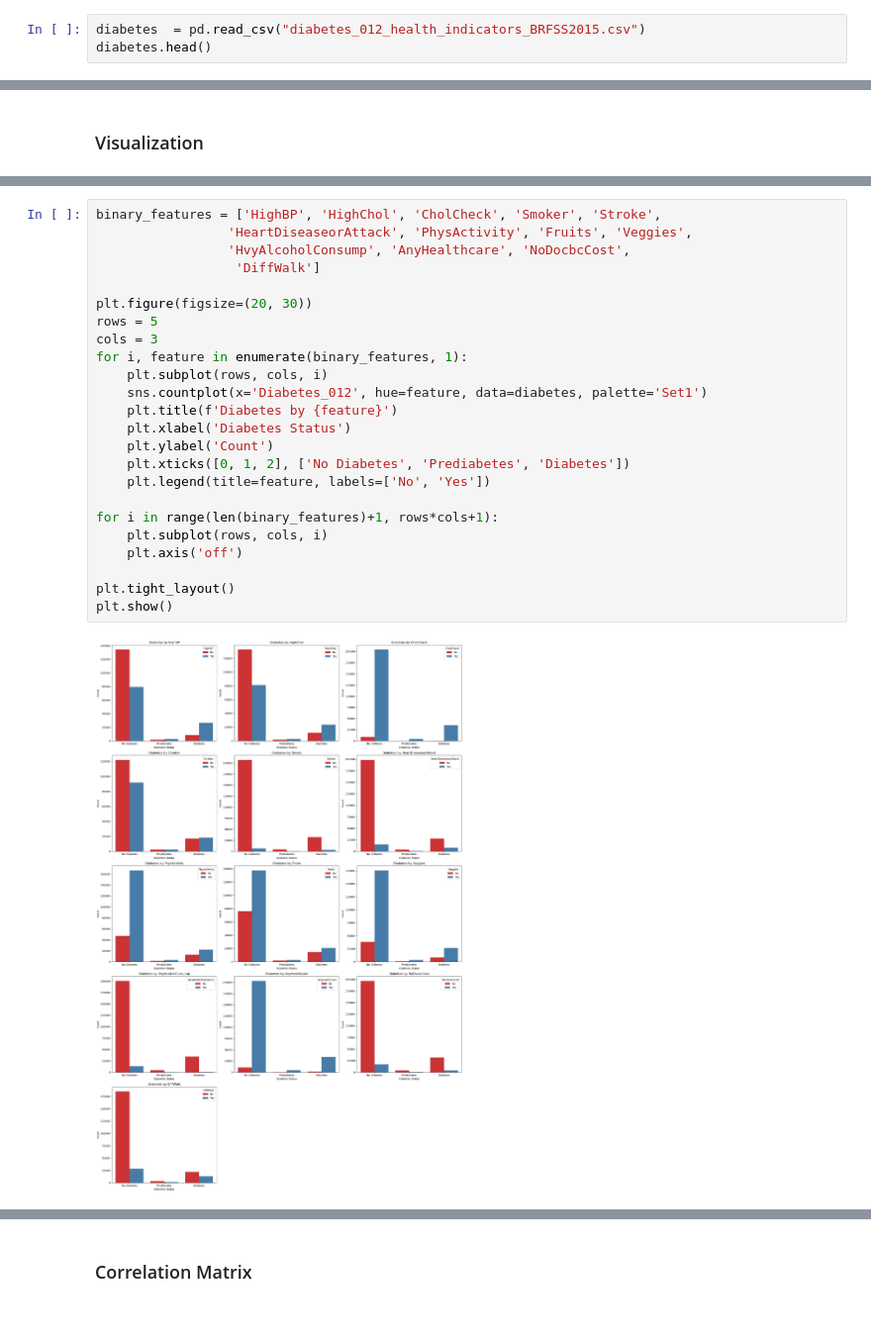
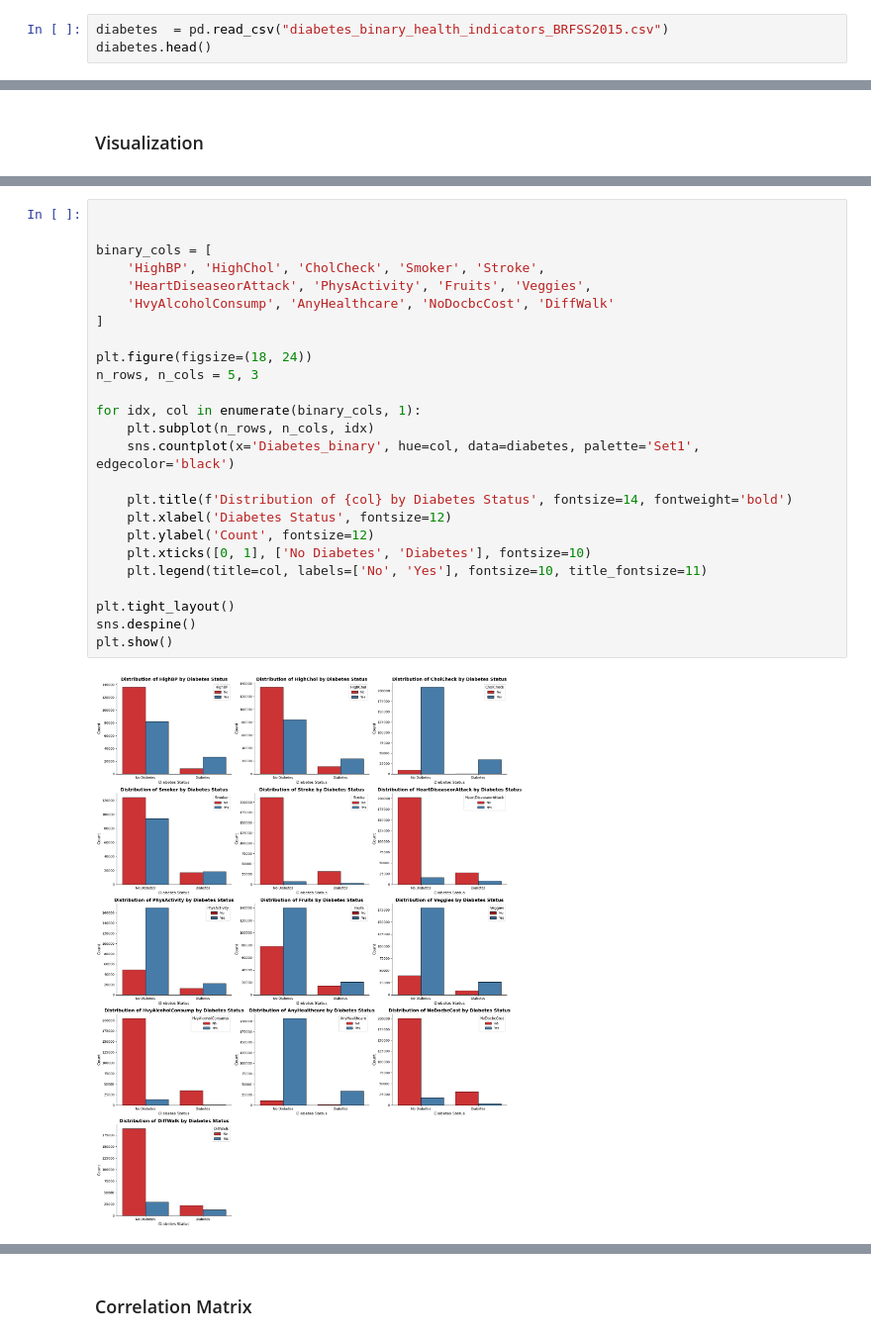
Before and after one commit to YaraHisham61/ML-project, a Jupyter notebook: visualization.ipynb, the cells around one changed output, grey strips where cells are left out. Shown at 99% size. Cells and saved outputs as stored; diff of their text form.

```diff
--- a/visualization.ipynb
+++ b/visualization.ipynb
@@ -6,6 +6,6 @@ import matplotlib.pyplot as plt
 import seaborn as sns
 from sklearn.preprocessing import LabelEncoder
 # %%
-diabetes  = pd.read_csv("diabetes_012_health_indicators_BRFSS2015.csv")
+diabetes  = pd.read_csv("diabetes_binary_health_indicators_BRFSS2015.csv")
 diabetes.head()
 # %% [output]
@@ -46,27 +52,28 @@ plt.show()
 # %%
-binary_features = ['HighBP', 'HighChol', 'CholCheck', 'Smoker', 'Stroke',
-                 'HeartDiseaseorAttack', 'PhysActivity', 'Fruits', 'Veggies',
-                 'HvyAlcoholConsump', 'AnyHealthcare', 'NoDocbcCost',
-                  'DiffWalk']
 
-plt.figure(figsize=(20, 30))
-rows = 5
-cols = 3
-for i, feature in enumerate(binary_features, 1):
-    plt.subplot(rows, cols, i)
-    sns.countplot(x='Diabetes_012', hue=feature, data=diabetes, palette='Set1')
-    plt.title(f'Diabetes by {feature}')
-    plt.xlabel('Diabetes Status')
-    plt.ylabel('Count')
-    plt.xticks([0, 1, 2], ['No Diabetes', 'Prediabetes', 'Diabetes'])
-    plt.legend(title=feature, labels=['No', 'Yes'])
 
-for i in range(len(binary_features)+1, rows*cols+1):
-    plt.subplot(rows, cols, i)
-    plt.axis('off')
+binary_cols = [
+    'HighBP', 'HighChol', 'CholCheck', 'Smoker', 'Stroke',
+    'HeartDiseaseorAttack', 'PhysActivity', 'Fruits', 'Veggies',
+    'HvyAlcoholConsump', 'AnyHealthcare', 'NoDocbcCost', 'DiffWalk'
+]
+
+plt.figure(figsize=(18, 24))
+n_rows, n_cols = 5, 3
+
+for idx, col in enumerate(binary_cols, 1):
+    plt.subplot(n_rows, n_cols, idx)
+    sns.countplot(x='Diabetes_binary', hue=col, data=diabetes, palette='Set1', edgecolor='black')
+
+    plt.title(f'Distribution of {col} by Diabetes Status', fontsize=14, fontweight='bold')
+    plt.xlabel('Diabetes Status', fontsize=12)
+    plt.ylabel('Count', fontsize=12)
+    plt.xticks([0, 1], ['No Diabetes', 'Diabetes'], fontsize=10)
+    plt.legend(title=col, labels=['No', 'Yes'], fontsize=10, title_fontsize=11)
 
 plt.tight_layout()
+sns.despine()
 plt.show()
 # %% [output]
-[figure, old version]
+[figure, new version]
 # %%
```
Also changed, not shown: parts of 10 cells of this notebook, 12 other files.
